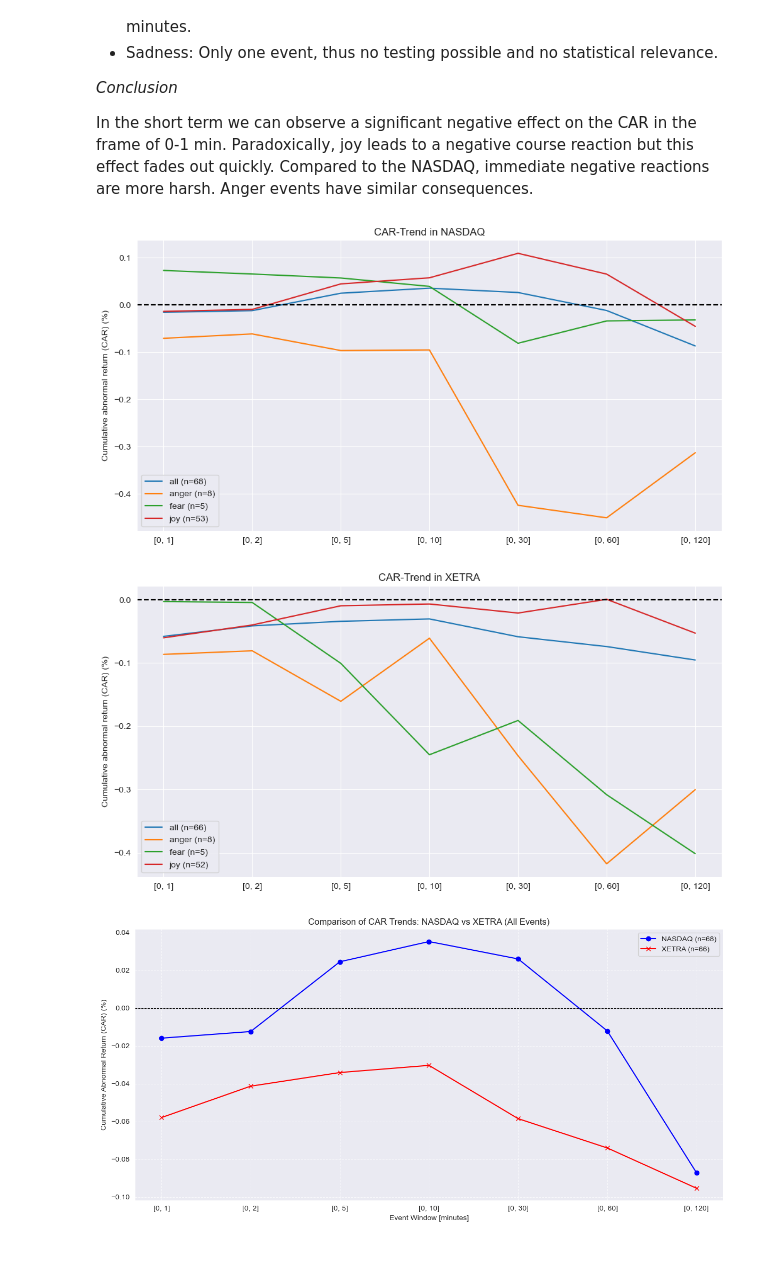
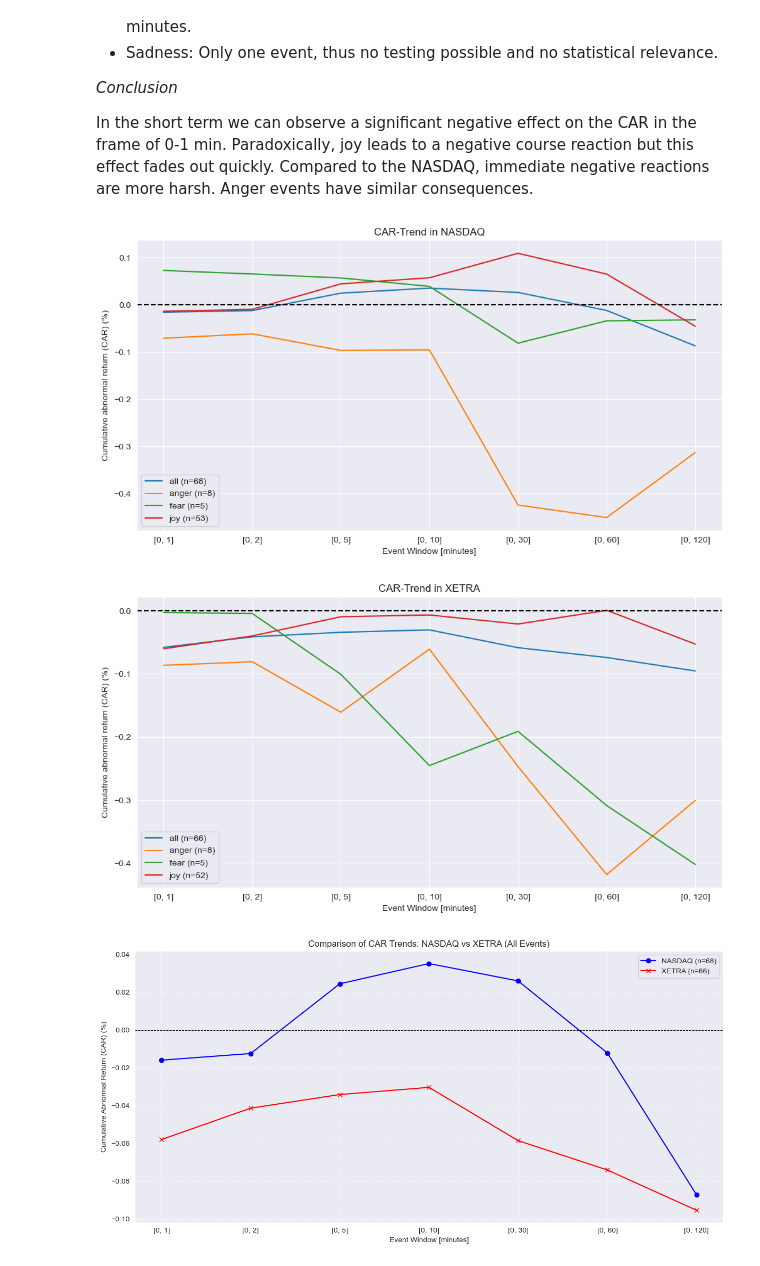
Before and after one commit to AK960/COIN_Repo, a Jupyter notebook: scripts/tiktok_emotion_analysis.ipynb, the cells around one changed output. Saved outputs shown, nothing was run; the diff lists cells and outputs as text; code cells hidden in the pictures.

```diff
--- a/scripts/tiktok_emotion_analysis.ipynb
+++ b/scripts/tiktok_emotion_analysis.ipynb
@@ -874,34 +874,36 @@ for emotion in ['all', 'anger', 'fear', 'joy']:
 
 plt.axhline(0, color='black', linestyle='--')
 plt.title("CAR-Trend in NASDAQ")
+plt.xlabel('Event Window [minutes]')
 plt.ylabel("Cumulative abnormal return (CAR) (%)")
 plt.legend()
 plt.show()
 # %% [output]
-[figure, old version]
+[figure, new version]
 # %%
 #### 2. Summary of significant effects (XETRA) ###
 significant_results = df_xetra_car_results[
     (df_xetra_car_results['t_stat'].str.contains(r'\*\*', na=False)) |
     (df_xetra_car_results['t_stat'].str.contains(r'\*', na=False))
 ]
 
 # 2. Visualisierung der CAR-Entwicklung
 import matplotlib.pyplot as plt
 
 plt.figure(figsize=(12,6))
 for emotion in ['all', 'anger', 'fear', 'joy']:
     subset = df_xetra_car_results[df_xetra_car_results['emotion'] == emotion]
     plt.plot(subset['window'], subset['mean_car'].str.replace(' %','').astype(float),
              label=f"{emotion} (n={subset['n_events'].iloc[0]})")
 
 plt.axhline(0, color='black', linestyle='--')
 plt.title("CAR-Trend in XETRA")
+plt.xlabel('Event Window [minutes]')
 plt.ylabel("Cumulative abnormal return (CAR) (%)")
 plt.legend()
 plt.show()
 # %% [output]
-[figure, old version]
+[figure, new version]
 # %%
 ### Compare both ALL Graphs in one Chart ###
 
```
Also changed, not shown: parts of 2 cells of this notebook, 1 other file.
